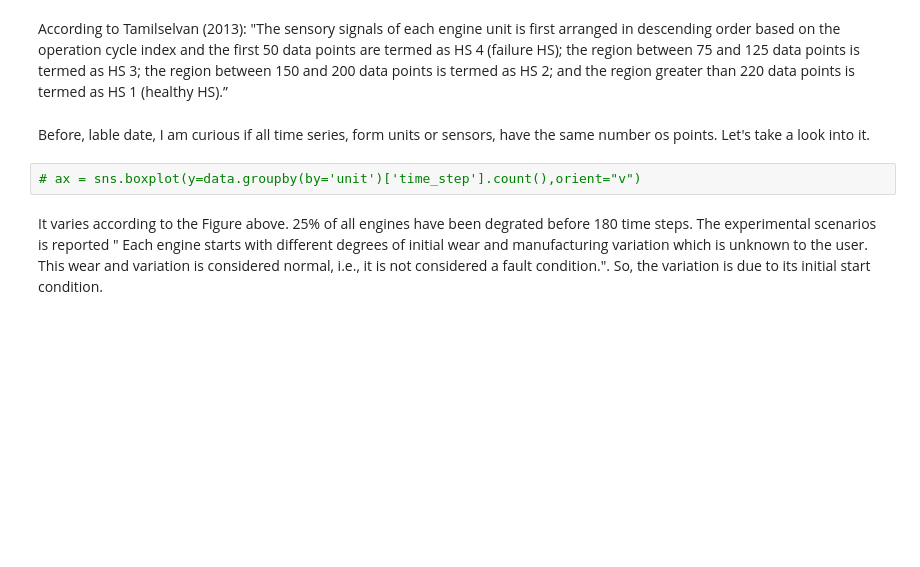
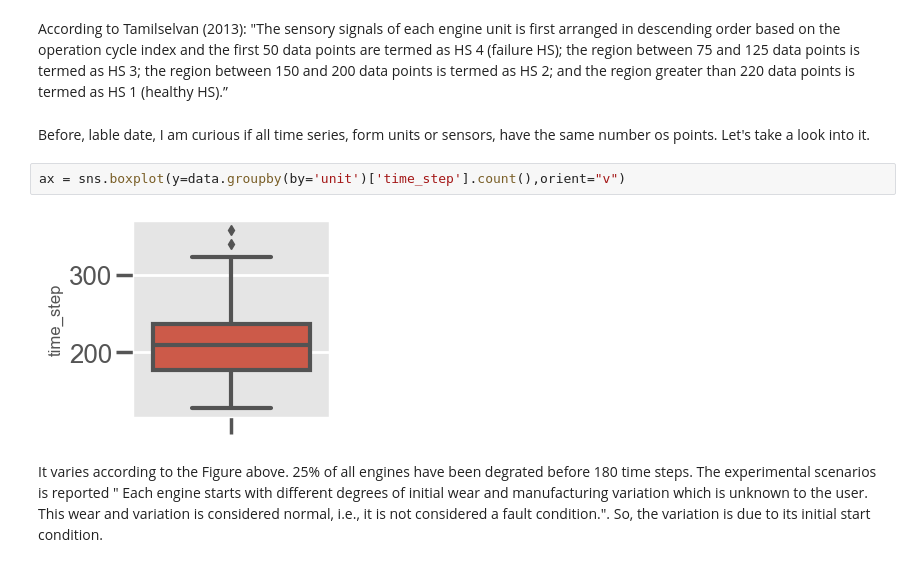
Before and after one commit to xxl4tomxu98/nasa_ppmx, a Jupyter notebook: notebooks/0.1-generate_figures-visualization_and_explorations-navarmn.ipynb, the cells around one changed output. Drawn from its saved outputs; the diff is of its cells as text; blank space fills up the shorter version.

```diff
--- a/notebooks/0.1-generate_figures-visualization_and_explorations-navarmn.ipynb
+++ b/notebooks/0.1-generate_figures-visualization_and_explorations-navarmn.ipynb
@@ -188,7 +200,9 @@ According to Tamilselvan (2013): "The sensory signals of each engine unit is fir
 # %% [markdown]
 Before, lable date, I am curious if all time series, form units or sensors, have the same number os points. Let's take a look into it.
 # %%
-# ax = sns.boxplot(y=data.groupby(by='unit')['time_step'].count(),orient="v")
+ax = sns.boxplot(y=data.groupby(by='unit')['time_step'].count(),orient="v")
+# %% [output]
+[figure, added]
 # %% [markdown]
 It varies according to the Figure above. 25% of all engines have been degrated before 180 time steps. The experimental scenarios is reported " Each engine starts with different degrees of initial wear and manufacturing variation which is unknown to the user. This wear and variation is considered normal, i.e., it is not considered a fault condition.". So, the variation is due to its initial start condition.
 # %%
```
Also changed, not shown: parts of 8 cells of this notebook, 13 other files.
